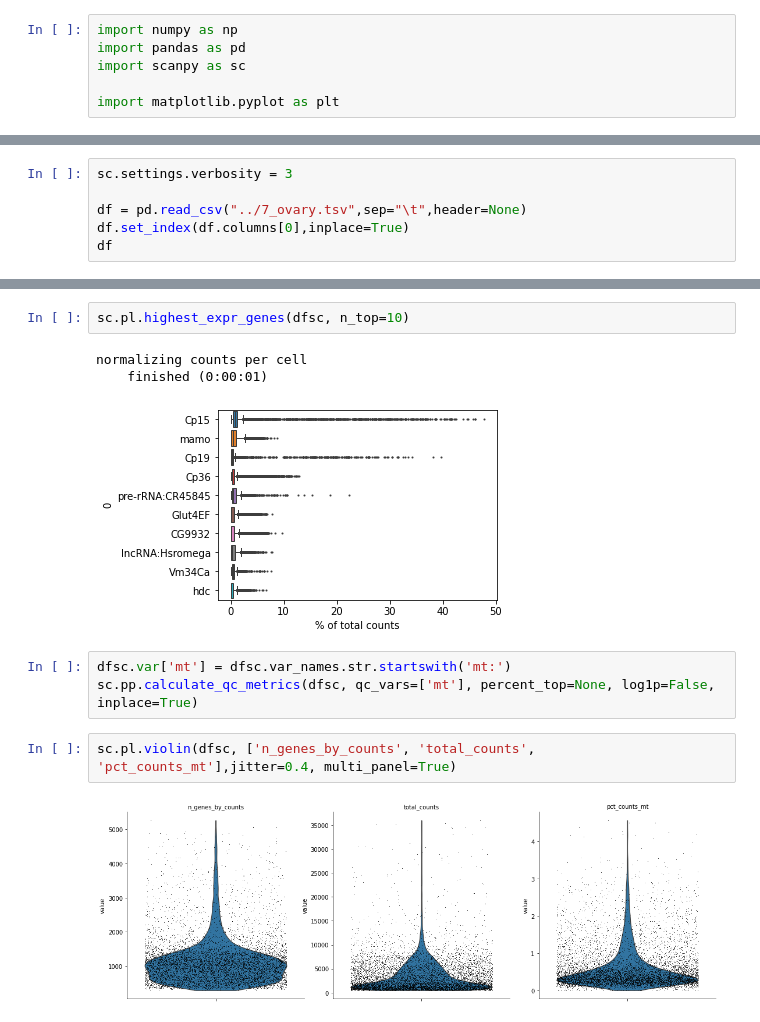
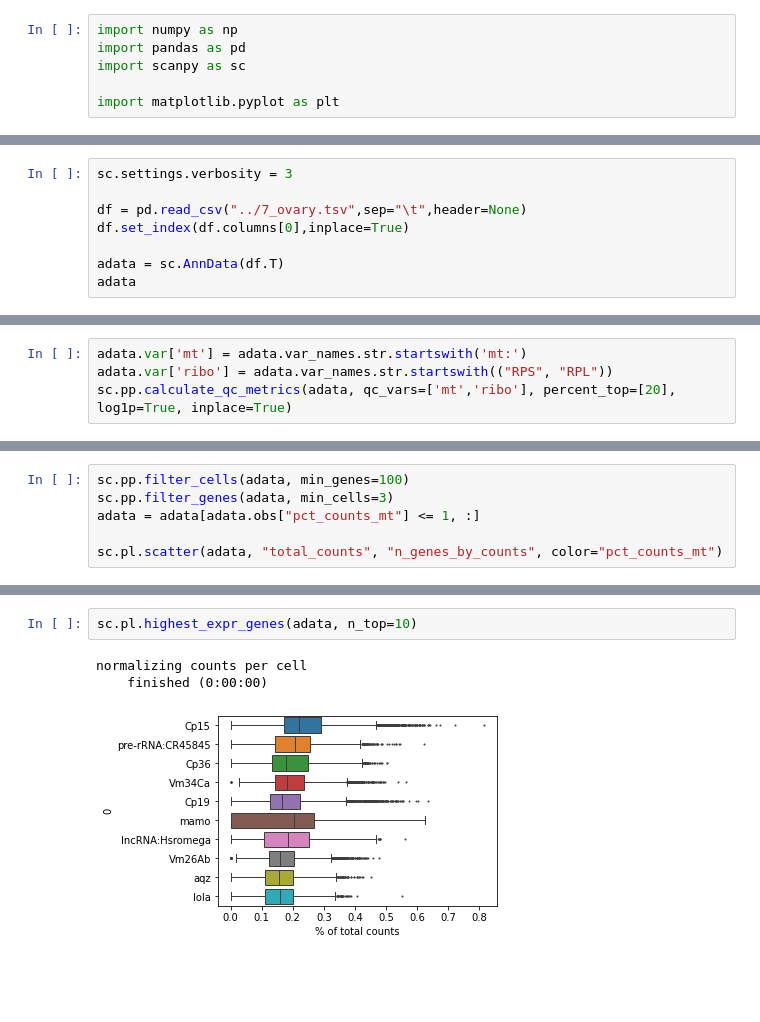
Before and after one commit to CalamandMaxence/Project-BIOENG420, a Jupyter notebook: maxence.ipynb, the cells around one changed output, grey strips where cells are left out. Cells and saved outputs as stored; diff of their text form; blank space fills up the shorter version.

```diff
--- a/maxence.ipynb
+++ b/maxence.ipynb
@@ -9,5 +11,7 @@ sc.settings.verbosity = 3
 
 df = pd.read_csv("../7_ovary.tsv",sep="\t",header=None)
 df.set_index(df.columns[0],inplace=True)
-df
+
+adata = sc.AnnData(df.T)
+adata
 # %% [output]
@@ -33,0 +23,4 @@ AnnData object with n_obs × n_vars = 7549 × 11944
+# %%
+adata.var['mt'] = adata.var_names.str.startswith('mt:')
+adata.var['ribo'] = adata.var_names.str.startswith(("RPS", "RPL"))
+sc.pp.calculate_qc_metrics(adata, qc_vars=['mt','ribo'], percent_top=[20], log1p=True, inplace=True)
@@ -33,0 +39,6 @@ AnnData object with n_obs × n_vars = 7549 × 11944
+# %%
+sc.pp.filter_cells(adata, min_genes=100)
+sc.pp.filter_genes(adata, min_cells=3)
+adata = adata[adata.obs["pct_counts_mt"] <= 1, :]
+
+sc.pl.scatter(adata, "total_counts", "n_genes_by_counts", color="pct_counts_mt")
@@ -34,13 +71,6 @@ AnnData object with n_obs × n_vars = 7549 × 11944
 # %%
-sc.pl.highest_expr_genes(dfsc, n_top=10)
+sc.pl.highest_expr_genes(adata, n_top=10)
 # %% [output]
 normalizing counts per cell
-    finished (0:00:01)
+    finished (0:00:00)
-[figure, old version]
+[figure, new version]
-# %%
-dfsc.var['mt'] = dfsc.var_names.str.startswith('mt:')
-sc.pp.calculate_qc_metrics(dfsc, qc_vars=['mt'], percent_top=None, log1p=False, inplace=True)
-# %%
-sc.pl.violin(dfsc, ['n_genes_by_counts', 'total_counts', 'pct_counts_mt'],jitter=0.4, multi_panel=True)
-# %% [output]
-[figure, removed]
```
Also changed, not shown: parts of 27 cells of this notebook.
